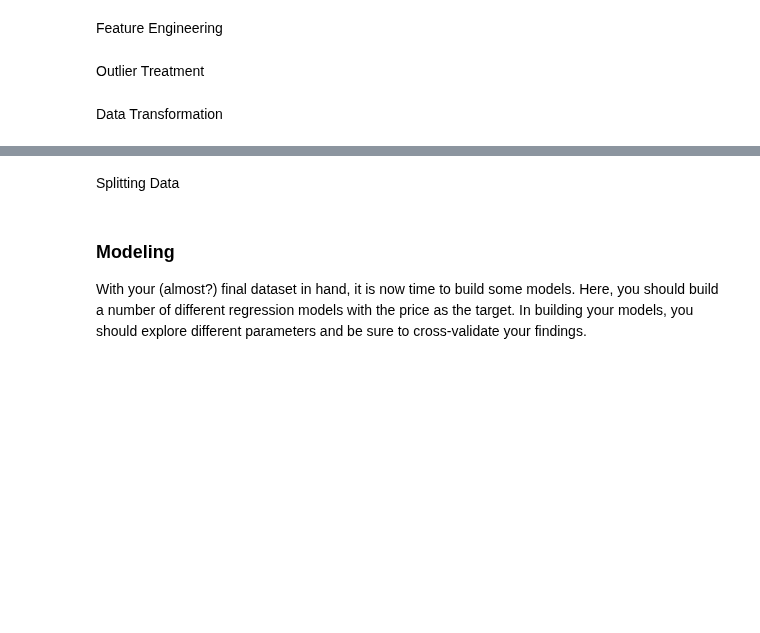
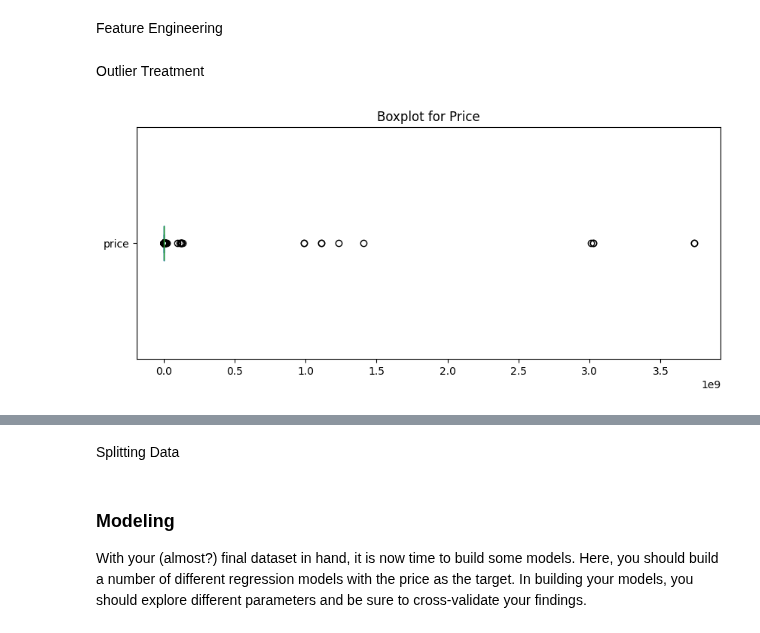
Before and after one commit to RichArden1900/Practical-Application-II-Assignment-11.1, a Jupyter notebook: prompt_II.ipynb, the cells around one changed output, grey strips where cells are left out. Drawn from its saved outputs; the diff is of its cells as text; code cells hidden in the pictures; blank space fills up the shorter version.

Commit message:
Update Data Preparation 1

```diff
--- a/prompt_II.ipynb
+++ b/prompt_II.ipynb
@@ -246,6 +246,6 @@ After seeing the column that has a null value, My summary using threshold 50%:
 # %%
 #Dropping column size
-df = df.drop(columns='size')
+df = df.drop(['size','model'], axis = 1)
 df.info()
 # %% [output]
 <class 'pandas.core.frame.DataFrame'>
@@ -363,5 +374,9 @@ memory usage: 55.4+ MB
 Feature Engineering
 # %% [markdown]
 Outlier Treatment
-# %% [markdown]
-Data Transformation
+# %%
+df['price'].plot(kind='box', vert=False, figsize=(10, 4))
+plt.title("Boxplot for Price")
+plt.show()
+# %% [output]
+[figure, added]
```
Also changed, not shown: parts of 7 cells of this notebook.
